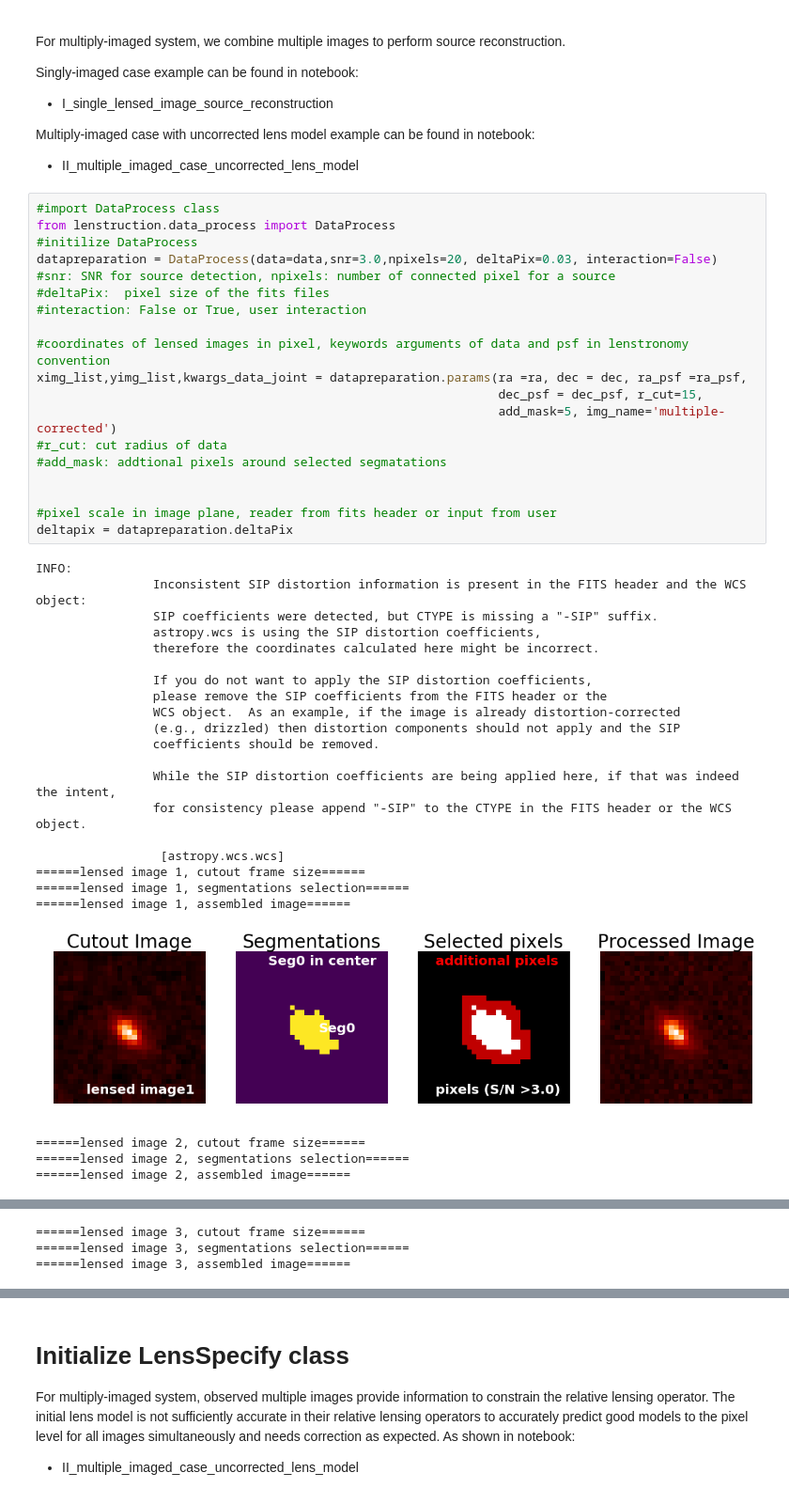
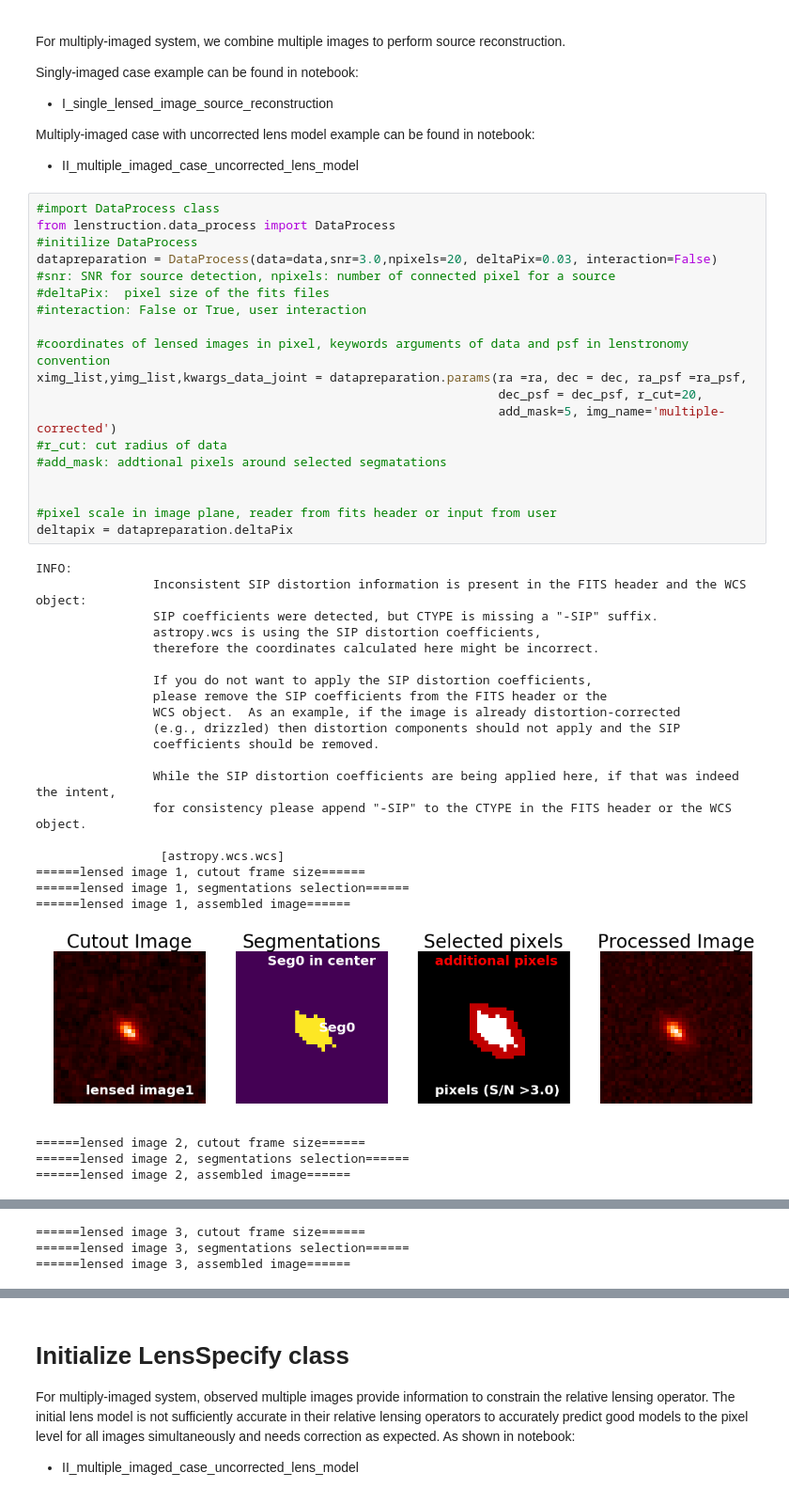
Before and after one commit to chongzi14247/lenstruction_notebooks, a Jupyter notebook: III_multiple_imaged_case_corrected_lens_model.ipynb, the cells around one changed output, grey strips where cells are left out. Shown at 94% size. Drawn from its saved outputs; the diff is of its cells as text.

```diff
--- a/III_multiple_imaged_case_corrected_lens_model.ipynb
+++ b/III_multiple_imaged_case_corrected_lens_model.ipynb
@@ -57,35 +57,35 @@ datapreparation = DataProcess(data=data,snr=3.0,npixels=20, deltaPix=0.03, inter
 
 #coordinates of lensed images in pixel, keywords arguments of data and psf in lenstronomy convention
 ximg_list,yimg_list,kwargs_data_joint = datapreparation.params(ra =ra, dec = dec, ra_psf =ra_psf,
-                                                               dec_psf = dec_psf, r_cut=15,
+                                                               dec_psf = dec_psf, r_cut=20,
                                                                add_mask=5, img_name='multiple-corrected')
 #r_cut: cut radius of data
 #add_mask: addtional pixels around selected segmatations
 
 
 #pixel scale in image plane, reader from fits header or input from user
 deltapix = datapreparation.deltaPix
 # %% [output]
 INFO:
                 Inconsistent SIP distortion information is present in the FITS header and the WCS object:
                 SIP coefficients were detected, but CTYPE is missing a "-SIP" suffix.
                 astropy.wcs is using the SIP distortion coefficients,
                 therefore the coordinates calculated here might be incorrect.
 
                 If you do not want to apply the SIP distortion coefficients,
                 please remove the SIP coefficients from the FITS header or the
                 WCS object.  As an example, if the image is already distortion-corrected
                 (e.g., drizzled) then distortion components should not apply and the SIP
                 coefficients should be removed.
 
                 While the SIP distortion coefficients are being applied here, if that was indeed the intent,
                 for consistency please append "-SIP" to the CTYPE in the FITS header or the WCS object.
 
                  [astropy.wcs.wcs]
 ======lensed image 1, cutout frame size======
 ======lensed image 1, segmentations selection======
 ======lensed image 1, assembled image======
-[figure, old version]
+[figure, new version]
 ======lensed image 2, cutout frame size======
 ======lensed image 2, segmentations selection======
 ======lensed image 2, assembled image======
```
Also changed, not shown: parts of 1 cell of this notebook, 2 other files.
